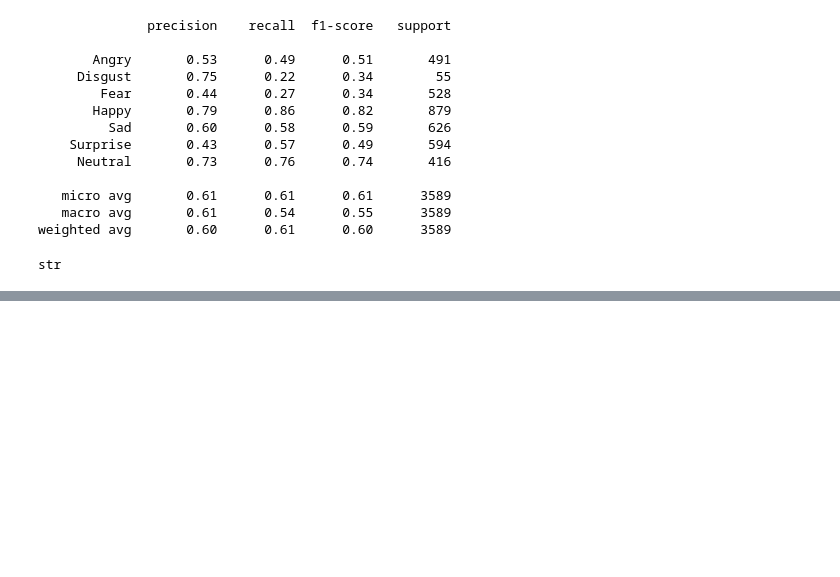
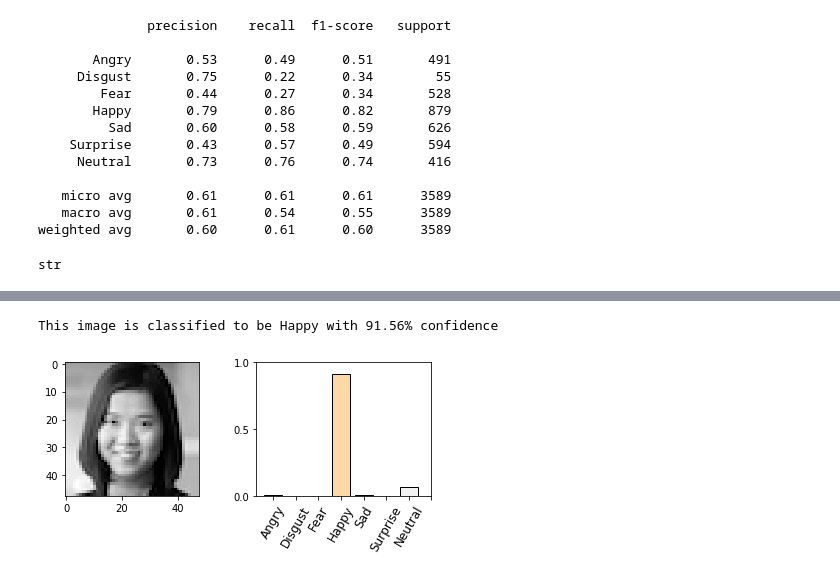
Before and after one commit to nagula-ritvika/emotion-recognition, a Jupyter notebook: Analysis.ipynb, the cells around one changed output, grey strips where cells are left out. Saved outputs shown, nothing was run; the diff lists cells and outputs as text; code cells hidden in the pictures; blank space fills up the shorter version.

```diff
--- a/Analysis.ipynb
+++ b/Analysis.ipynb
@@ -143,0 +178,5 @@ plot_model(model, to_file='model.png', show_shapes=True)
+# %%
+predict_emotion('rose3.jpg', model_100_epochs, labels)
+# %% [output]
+This image is classified to be Happy with 91.56% confidence
+[figure, added]
```
Also changed, not shown: parts of 5 cells of this notebook, 11 other files.
